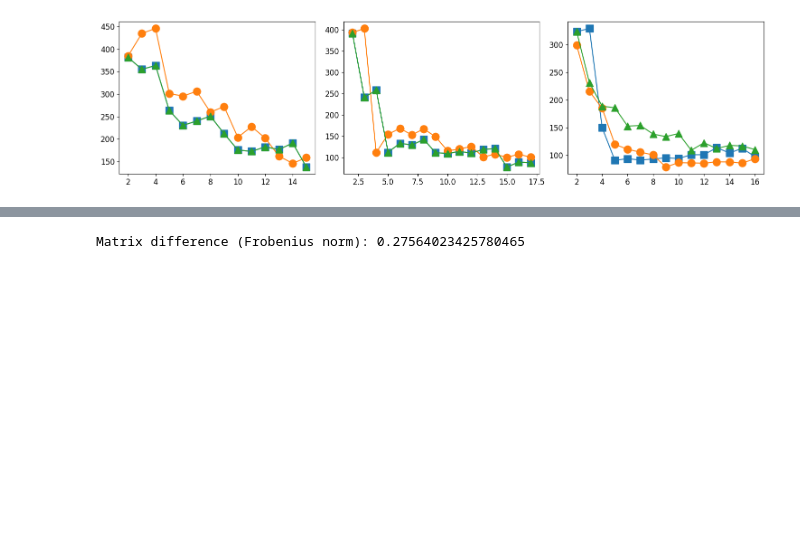
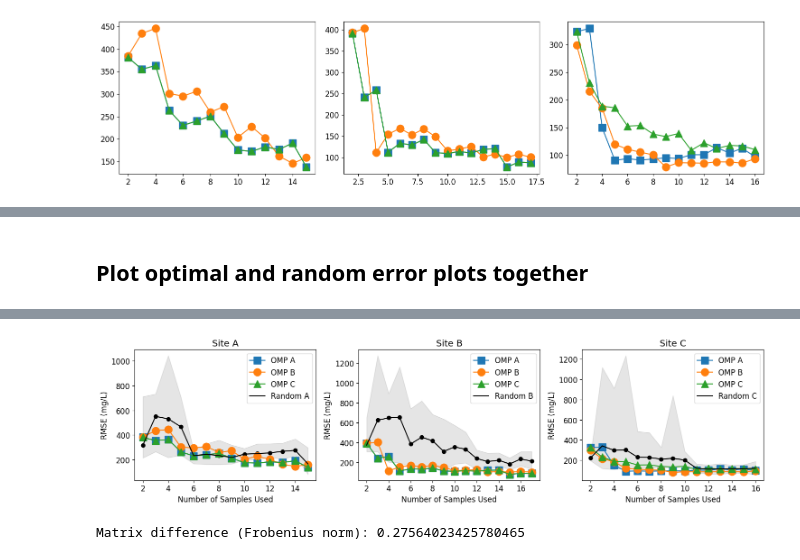
Before and after one commit to MeaganT123/Soft_Sensor_OMP, a Jupyter notebook: soft_sensing_usgs.ipynb, the cells around one changed output, grey strips where cells are left out. Drawn from its saved outputs; the diff is of its cells as text; code cells hidden in the pictures; blank space fills up the shorter version.

```diff
--- a/soft_sensing_usgs.ipynb
+++ b/soft_sensing_usgs.ipynb
@@ -893,0 +1438,77 @@ Site C, Model C plotted
+# %% [markdown]
+## Plot optimal and random error plots together
+# %%
+# Plotting the curves with subplots for each site in optimal_dictionary and random_dictionary
+fig, axes = plt.subplots(n_rows, n_cols, figsize=(5* n_cols, 4 * n_rows))
+axes = axes.flatten()
+
+for idx, site_id in enumerate(optimal_dictionary.keys()):
+    if idx >= len(axes):
+        break  # In case there are more than 3 sites
+
+    ax = axes[idx]
+
+    for i, model_id in enumerate(alpha_site_id):
+        if model_id not in optimal_dictionary[site_id]:
+            continue
+
+        rmses = []
+        sample_counts = []
+
+        for n in sorted(optimal_dictionary[site_id][model_id].keys()):
+            rmse = optimal_dictionary[site_id][model_id][n]['scores']['rmse']
+            rmses.append(rmse)
+            sample_counts.append(n)
+
+        # Plot the curve
+        ax.plot(sample_counts, rmses, linestyle='-', label=f'OMP {model_id}', marker = markers[i], markersize = '12')
+        print(f'Site {site_id}, Model {model_id} plotted')
+
+    sample_size = len(optimal_dictionary[site_id]['x_sort'])
+    base_rmse = optimal_dictionary[site_id]['baseline_rmse']
+    # ax.plot(range(sample_size), np.ones(sample_size)*base_rmse, color = 'red', linewidth = 3, label='baseline RMSE')
+
+for idx, site_id in enumerate(random_dictionary.keys()):
+    if idx >= len(axes):
+        break  # In case there are more than 3 sites
+
+    ax = axes[idx]
+
+    sample_sizes = []
+    rmse_means = []
+    rmse_mins = []
+    rmse_maxs = []
+
+    for n in random_dictionary[site_id].keys():
+
+        if isinstance(n, np.int64):
+            # print(n)
+            sample_sizes.append(n)
+            rmse_means.append(random_dictionary[site_id][n]['rmse_mean'])
+            rmse_mins.append(random_dictionary[site_id][n]['rmse_best'][0])
+            rmse_maxs.append(random_dictionary[site_id][n]['rmse_worst'][0])
+
+    # Plot the curve with error bars
+    # print(rmse_mins)
+    # ax.errorbar(sample_sizes, rmse_means, yerr=[np.array(rmse_means) - np.array(rmse_mins), np.array(rmse_maxs) - np.array(rmse_means)],
+                # fmt='-o', capsize=5, label=f'Random {site_id}', color = 'black')
+    # Plot the shaded error bounds
+    ax.plot(sample_sizes, rmse_means, color='black',label=f'Random {site_id}')
+    ax.scatter(sample_sizes, rmse_means, color='black')
+    ax.fill_between(sample_sizes, rmse_mins, rmse_maxs, color='black', alpha=0.1)
+
+    ax.set_xlabel('Number of Samples Used')
+    ax.set_ylabel('RMSE (mg/L)')
+    ax.set_title(f'Site {site_id}')
+    ax.legend()
+
+    # Force x-axis to have integer ticks
+    ax.xaxis.set_major_locator(ticker.MaxNLocator(integer=True))
+# Hide any unused subplots if optimal_dictionary has less than 3 sites
+for i in range(len(optimal_dictionary), len(axes)):
+    fig.delaxes(axes[i])
+
+plt.tight_layout()
+# plt.savefig('figures/RMSE_comparison.png', dpi=500)
+plt.show()
+# %% [output]
@@ -894,3 +1524,4 @@ Site C, Model C plotted
+[figure, added]
 # %%
 from scipy.spatial.distance import norm
 
```
Also changed, not shown: parts of 15 cells of this notebook, 2 other files.
